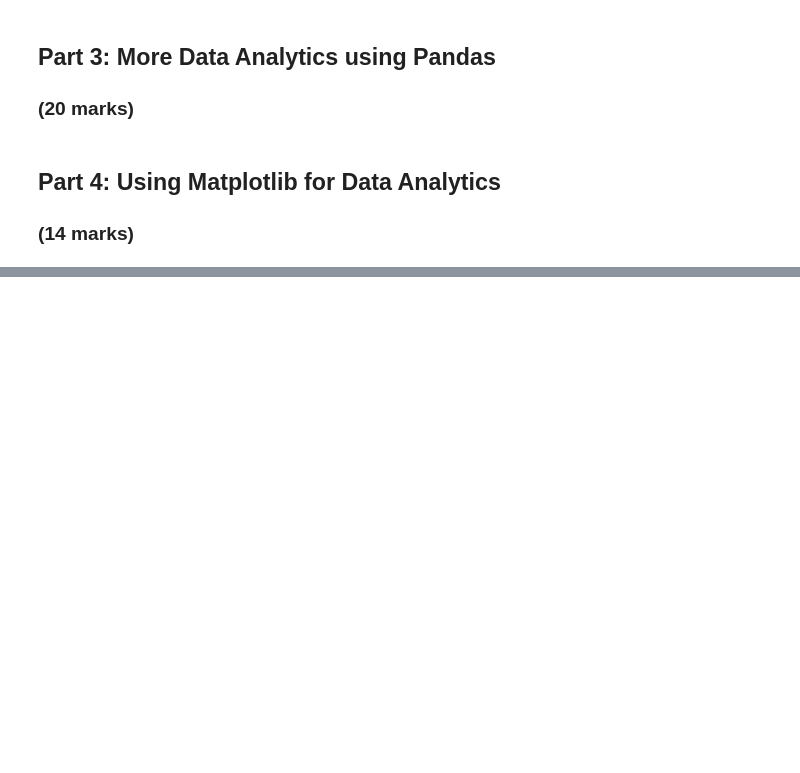
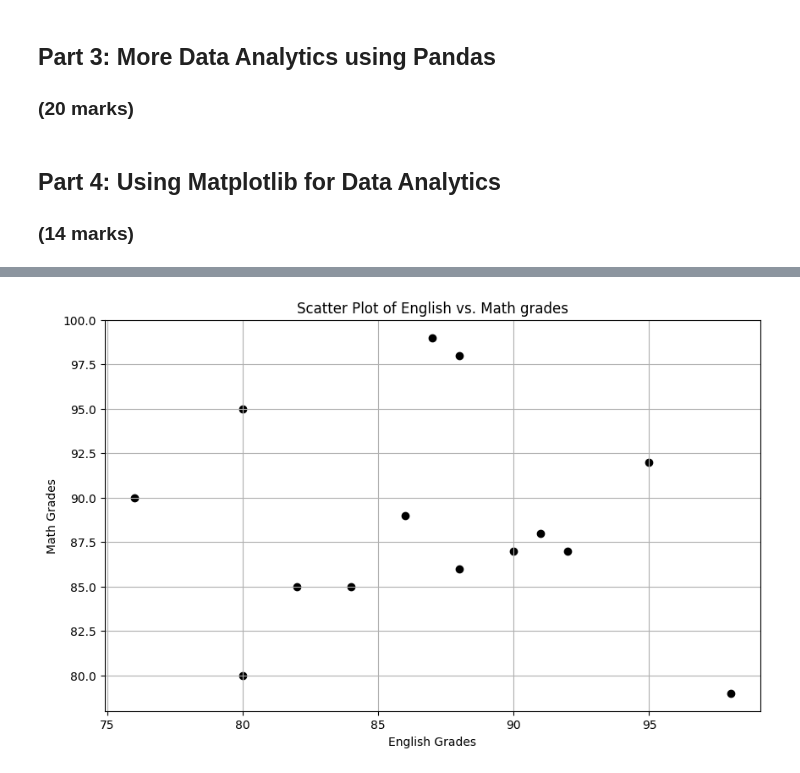
Before and after one commit to KatiaAbdulBaki/engg680_2024_fall, a Jupyter notebook: Lab_Assignment1/StudentGradeManagementSystem.ipynb, the cells around one changed output, grey strips where cells are left out. Saved outputs shown, nothing was run; the diff lists cells and outputs as text; code cells hidden in the pictures; blank space fills up the shorter version.

```diff
--- a/Lab_Assignment1/StudentGradeManagementSystem.ipynb
+++ b/Lab_Assignment1/StudentGradeManagementSystem.ipynb
@@ -233,22 +246,26 @@ plt.show()
 # %%
 # Let's also use matplotlib to display a scatter plot of English vs. Math grades
 # Scatter plots are useful for seeing the relationship between two variables
 plt.figure(figsize=(10, 6))
 
 # Step 1: Use .scatter(x_data, y_data) to create a scatter plot using the English grades on the x-axis, and Math grades on the y-axis
 # (2 mark)
-#
+plt.scatter(df_studentGrades['englishGrade'], df_studentGrades['mathGrade'], color='black')
 
 # Step 1: Properly label the x and y axes as well as the title of your plot.
 # (3 marks)
-#
+plt.title('Scatter Plot of English vs. Math grades')
+plt.xlabel('English Grades')
+plt.ylabel('Math Grades')
 plt.grid(True)
 
 # Step 2: Output an image file for the scatter plot with a descriptive file name
 # (1 mark)
-#
+plt.savefig('english_math_grades_scatter.png')
 
 plt.show()
+# %% [output]
+[figure, added]
 # %%
 # From the scatter plot, is there a relationship between the Math and English grades?
 # (1 mark)
```
Also changed, not shown: parts of 5 cells of this notebook.
